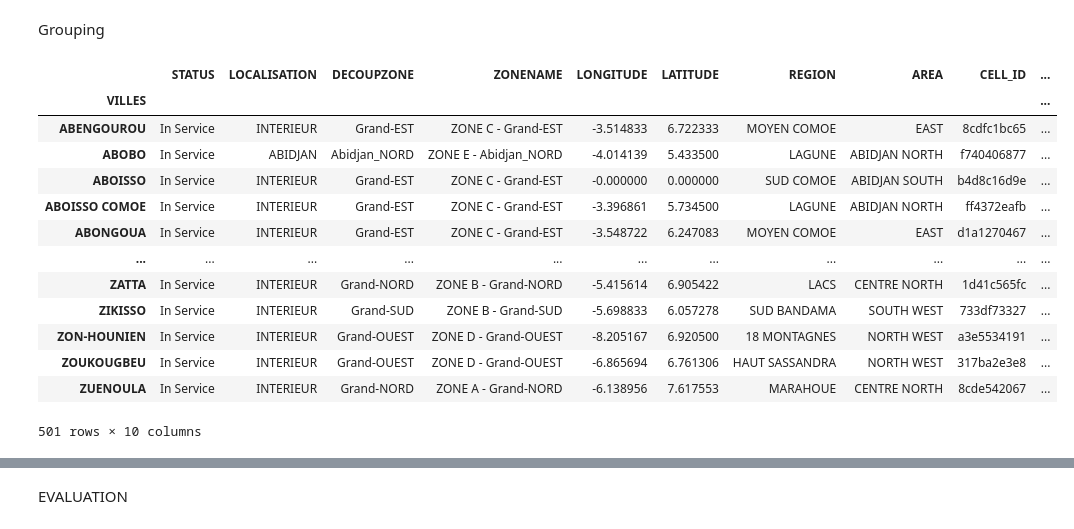
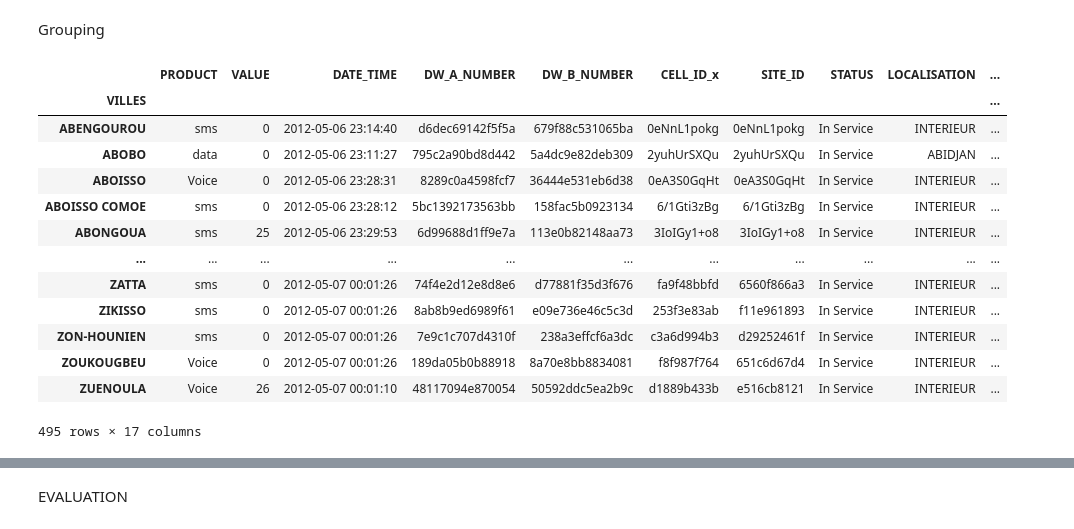
Before and after one commit to MaureenGatu/AUTOLIB-CAR-SHARE-DATAANALYSIS, a Jupyter notebook: IP WEEK 3/MTN-Telecomunicationanalysis.ipynb, the cells around one changed output, grey strips where cells are left out. Drawn from its saved outputs; the diff is of its cells as text; code cells hidden in the pictures.

Commit message:
merge updates

```diff
--- a/IP WEEK 3/MTN-Telecomunicationanalysis.ipynb
+++ b/IP WEEK 3/MTN-Telecomunicationanalysis.ipynb
@@ -193,3 +193,6 @@ dftel
 | 4999 | Voice | 0 | 2012-05-07 00:01:54.0 | 0 | a1613f1a992716a | bd663f07b6c8bcd | 19e2e | 19e2e | 3f4af49d6c | ... |
 | 5000 | Voice | 7 | 2012-05-07 00:01:54.0 | 2 | 1670a5f7c22f4ed | 3600efd094f2225 | 19e2e | 19e2e | 6f4d9b77a5 | ... |
 15003 rows × 10 columns
+# %%
+alldata = dftel.merge(cellgeo, left_index= True, right_index = True)
+alldata
@@ -249,10 +286,10 @@ the telcom dataset has 15,003 rows and 9 columns
 the site_id column has 2,108 missing vavues
 # %%
 #drop non required colomns
-dftel = dftel.drop(columns=['CELL_ON_SITE'])
-dftel = dftel.drop(columns=['COUNTRY_A'])
-dftel = dftel.drop(columns=['COUNTRY_B'])
-cellgeo = cellgeo.drop(columns = ['Unnamed: 0'])
+alldata = alldata.drop(columns=['CELL_ON_SITE'])
+alldata = alldata.drop(columns=['COUNTRY_A'])
+alldata = alldata.drop(columns=['COUNTRY_B'])
+alldata = alldata.drop(columns = ['Unnamed: 0'])
 # %% [markdown]
 DATA CLEANING
 # %% [markdown]
@@ -261,6 +298,8 @@ dropping entriels with null values
 dftel.dropna(inplace = True)
 # %%
 cellgeo.dropna(inplace = True)
+# %%
+alldata.dropna(inplace = True)
 # %%
 #set the date/time format to ensure all date/time entries are in the right format
 dftel['DATE_TIME'] = pd.to_datetime(dftel['DATE_TIME'])
@@ -274,0 +314,4 @@ dftel.head(5)
+# %%
+#set the date/time format to ensure all date/time entries are in the right format
+alldata['DATE_TIME'] = pd.to_datetime(alldata['DATE_TIME'])
+alldata.head(3)
@@ -310,23 +358,23 @@ DATA ANALYSIS
 Grouping
 # %%
 #Groupint the cell geography table by city
-villes = cellgeo.groupby('VILLES')
+villes = alldata.groupby('VILLES')
 villes.first()
 # %% [output]
-|  | STATUS | LOCALISATION | DECOUPZONE | ZONENAME | LONGITUDE | LATITUDE | REGION | AREA | CELL_ID | ... |
+|  | PRODUCT | VALUE | DATE_TIME | DW_A_NUMBER | DW_B_NUMBER | CELL_ID_x | SITE_ID | STATUS | LOCALISATION | ... |
 | VILLES |  |  |  |  |  |  |  |  |  | ... |
-| ABENGOUROU | In Service | INTERIEUR | Grand-EST | ZONE C - Grand-EST | -3.514833 | 6.722333 | MOYEN COMOE | EAST | 8cdfc1bc65 | ... |
-| ABOBO | In Service | ABIDJAN | Abidjan_NORD | ZONE E - Abidjan_NORD | -4.014139 | 5.433500 | LAGUNE | ABIDJAN NORTH | f740406877 | ... |
-| ABOISSO | In Service | INTERIEUR | Grand-EST | ZONE C - Grand-EST | -0.000000 | 0.000000 | SUD COMOE | ABIDJAN SOUTH | b4d8c16d9e | ... |
-| ABOISSO COMOE | In Service | INTERIEUR | Grand-EST | ZONE C - Grand-EST | -3.396861 | 5.734500 | LAGUNE | ABIDJAN NORTH | ff4372eafb | ... |
-| ABONGOUA | In Service | INTERIEUR | Grand-EST | ZONE C - Grand-EST | -3.548722 | 6.247083 | MOYEN COMOE | EAST | d1a1270467 | ... |
+| ABENGOUROU | sms | 0 | 2012-05-06 23:14:40 | d6dec69142f5f5a | 679f88c531065ba | 0eNnL1pokg | 0eNnL1pokg | In Service | INTERIEUR | ... |
+| ABOBO | data | 0 | 2012-05-06 23:11:27 | 795c2a90bd8d442 | 5a4dc9e82deb309 | 2yuhUrSXQu | 2yuhUrSXQu | In Service | ABIDJAN | ... |
+| ABOISSO | Voice | 0 | 2012-05-06 23:28:31 | 8289c0a4598fcf7 | 36444e531eb6d38 | 0eA3S0GqHt | 0eA3S0GqHt | In Service | INTERIEUR | ... |
+| ABOISSO COMOE | sms | 0 | 2012-05-06 23:28:12 | 5bc1392173563bb | 158fac5b0923134 | 6/1Gti3zBg | 6/1Gti3zBg | In Service | INTERIEUR | ... |
+| ABONGOUA | sms | 25 | 2012-05-06 23:29:53 | 6d99688d1ff9e7a | 113e0b82148aa73 | 3IoIGy1+o8 | 3IoIGy1+o8 | In Service | INTERIEUR | ... |
 | ... | ... | ... | ... | ... | ... | ... | ... | ... | ... | ... |
-| ZATTA | In Service | INTERIEUR | Grand-NORD | ZONE B - Grand-NORD | -5.415614 | 6.905422 | LACS | CENTRE NORTH | 1d41c565fc | ... |
-| ZIKISSO | In Service | INTERIEUR | Grand-SUD | ZONE B - Grand-SUD | -5.698833 | 6.057278 | SUD BANDAMA | SOUTH WEST | 733df73327 | ... |
-| ZON-HOUNIEN | In Service | INTERIEUR | Grand-OUEST | ZONE D - Grand-OUEST | -8.205167 | 6.920500 | 18 MONTAGNES | NORTH WEST | a3e5534191 | ... |
-| ZOUKOUGBEU | In Service | INTERIEUR | Grand-OUEST | ZONE D - Grand-OUEST | -6.865694 | 6.761306 | HAUT SASSANDRA | NORTH WEST | 317ba2e3e8 | ... |
-| ZUENOULA | In Service | INTERIEUR | Grand-NORD | ZONE A - Grand-NORD | -6.138956 | 7.617553 | MARAHOUE | CENTRE NORTH | 8cde542067 | ... |
+| ZATTA | sms | 0 | 2012-05-07 00:01:26 | 74f4e2d12e8d8e6 | d77881f35d3f676 | fa9f48bbfd | 6560f866a3 | In Service | INTERIEUR | ... |
+| ZIKISSO | sms | 0 | 2012-05-07 00:01:26 | 8ab8b9ed6989f61 | e09e736e46c5c3d | 253f3e83ab | f11e961893 | In Service | INTERIEUR | ... |
+| ZON-HOUNIEN | sms | 0 | 2012-05-07 00:01:26 | 7e9c1c707d4310f | 238a3effcf6a3dc | c3a6d994b3 | d29252461f | In Service | INTERIEUR | ... |
+| ZOUKOUGBEU | Voice | 0 | 2012-05-07 00:01:26 | 189da05b0b88918 | 8a70e8bb8834081 | f8f987f764 | 651c6d67d4 | In Service | INTERIEUR | ... |
+| ZUENOULA | Voice | 26 | 2012-05-07 00:01:10 | 48117094e870054 | 50592ddc5ea2b9c | d1889b433b | e516cb8121 | In Service | INTERIEUR | ... |
-501 rows × 10 columns
+495 rows × 17 columns
 # %%
 #use count() function to determine the number of cell activities recorded per city
 villescount = villes.count()
```
Also changed, not shown: parts of 26 cells of this notebook.
